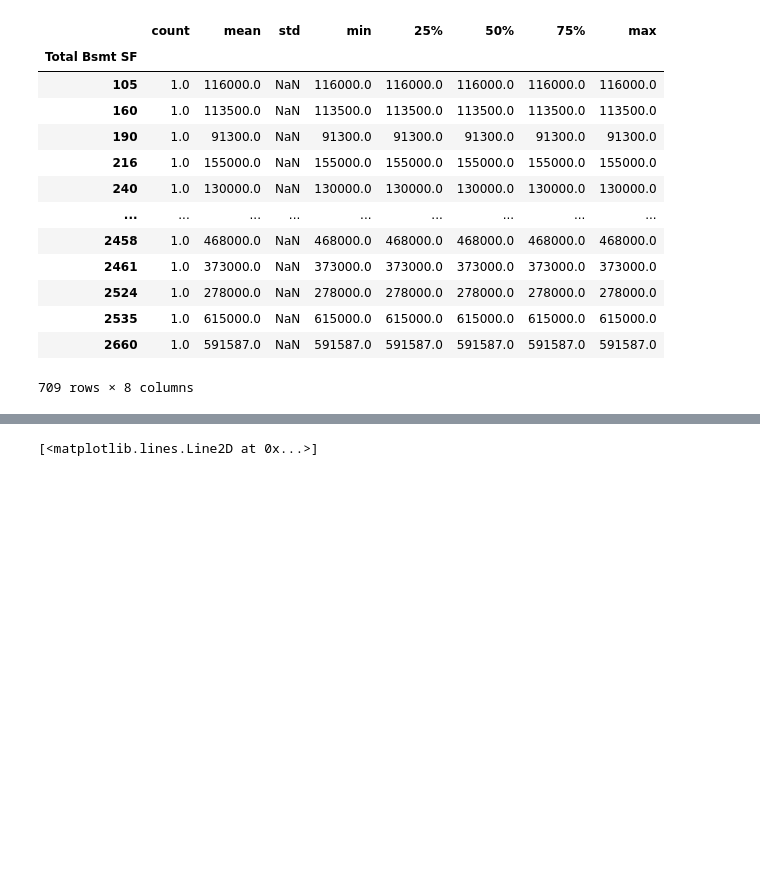
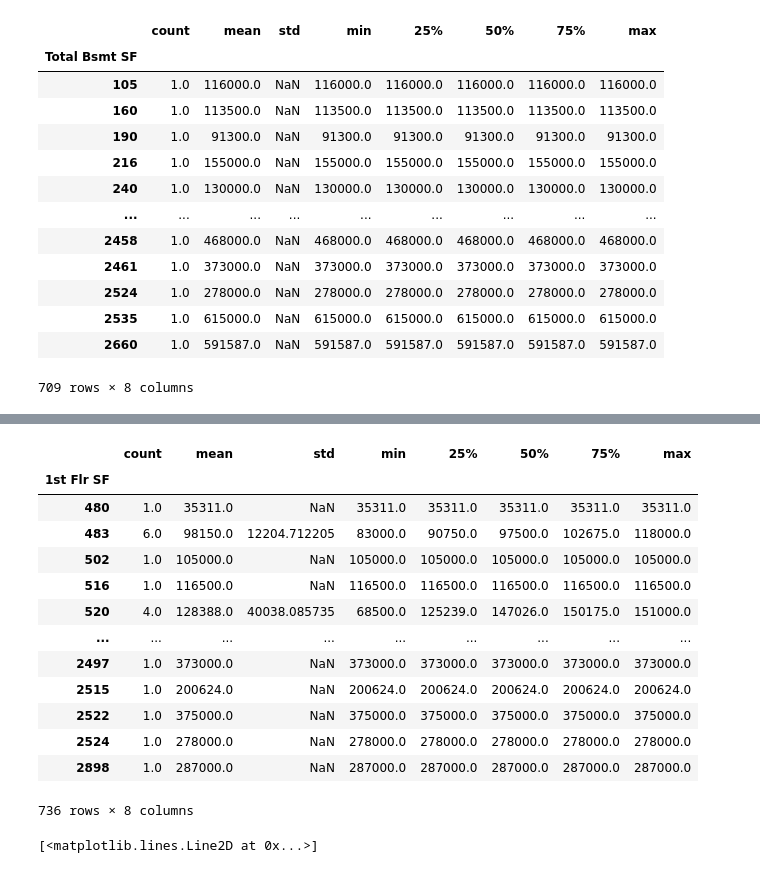
Before and after one commit to ggpp200/corap, a Jupyter notebook: house.ipynb, the cells around one changed output, grey strips where cells are left out. Drawn from its saved outputs; the diff is of its cells as text; code cells hidden in the pictures; blank space fills up the shorter version.

```diff
--- a/house.ipynb
+++ b/house.ipynb
@@ -396,3 +411,20 @@ train.groupby("Total Bsmt SF")['target'].describe()
+# %%
+train.groupby("1st Flr SF")['target'].describe()
+# %% [output]
+|  | count | mean | std | min | 25% | 50% | 75% | max |
+| 1st Flr SF |  |  |  |  |  |  |  |  |
+| 480 | 1.0 | 35311.0 | NaN | 35311.0 | 35311.0 | 35311.0 | 35311.0 | 35311.0 |
+| 483 | 6.0 | 98150.0 | 12204.712205 | 83000.0 | 90750.0 | 97500.0 | 102675.0 | 118000.0 |
+| 502 | 1.0 | 105000.0 | NaN | 105000.0 | 105000.0 | 105000.0 | 105000.0 | 105000.0 |
+| 516 | 1.0 | 116500.0 | NaN | 116500.0 | 116500.0 | 116500.0 | 116500.0 | 116500.0 |
+| 520 | 4.0 | 128388.0 | 40038.085735 | 68500.0 | 125239.0 | 147026.0 | 150175.0 | 151000.0 |
+| ... | ... | ... | ... | ... | ... | ... | ... | ... |
+| 2497 | 1.0 | 373000.0 | NaN | 373000.0 | 373000.0 | 373000.0 | 373000.0 | 373000.0 |
+| 2515 | 1.0 | 200624.0 | NaN | 200624.0 | 200624.0 | 200624.0 | 200624.0 | 200624.0 |
+| 2522 | 1.0 | 375000.0 | NaN | 375000.0 | 375000.0 | 375000.0 | 375000.0 | 375000.0 |
+| 2524 | 1.0 | 278000.0 | NaN | 278000.0 | 278000.0 | 278000.0 | 278000.0 | 278000.0 |
+| 2898 | 1.0 | 287000.0 | NaN | 287000.0 | 287000.0 | 287000.0 | 287000.0 | 287000.0 |
+736 rows × 8 columns
 # %%
 plt.plot(train.groupby("Gr Liv Area")['target'].describe()["count"], color='red')
 plt.twinx()
```
Also changed, not shown: parts of 9 cells of this notebook.
